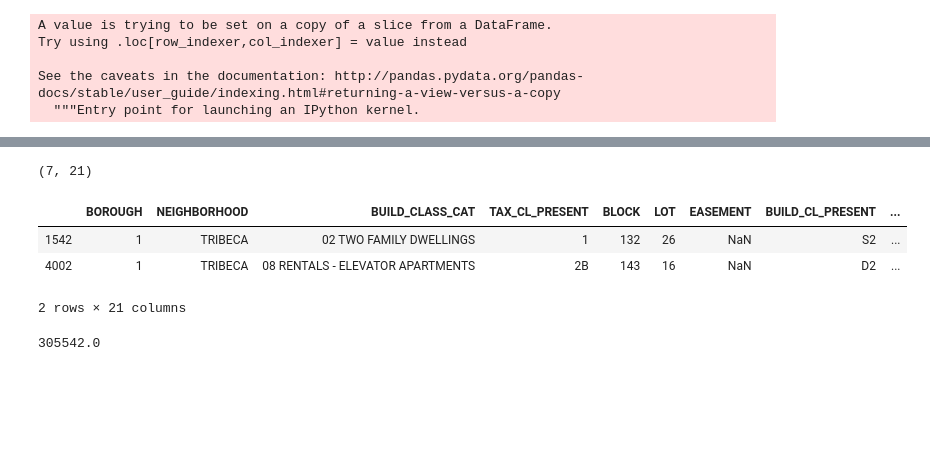
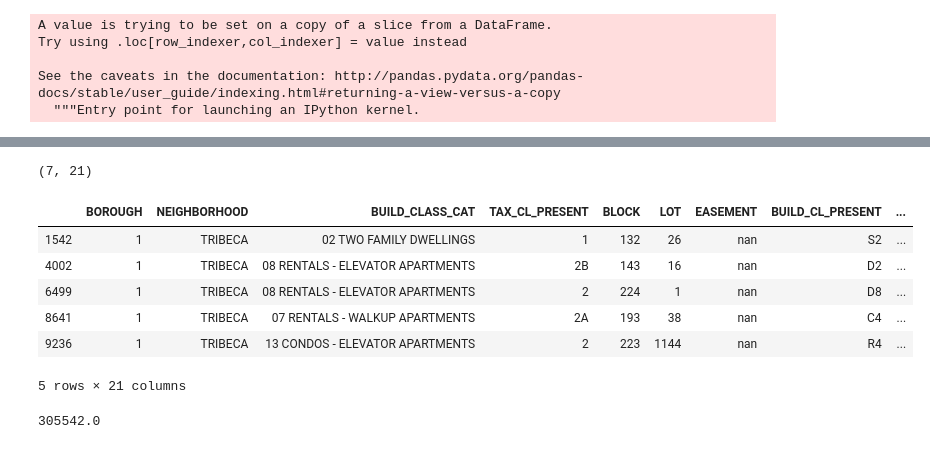
Before and after one commit to SwetaSengupta/DS-Unit-2-Applied-Modeling, a Jupyter notebook: module2-wrangle-ml-datasets/LS_DS_232_assignment.ipynb, the cells around one changed output, grey strips where cells are left out. Cells and saved outputs as stored; diff of their text form; code cells hidden in the pictures; blank space fills up the shorter version.

```diff
--- a/module2-wrangle-ml-datasets/LS_DS_232_assignment.ipynb
+++ b/module2-wrangle-ml-datasets/LS_DS_232_assignment.ipynb
@@ -118,0 +139,2 @@ ProfileReport(df)
+# %%
+pd.options.display.float_format='{:,.0f}'.format
@@ -158,15 +207,15 @@ Name: SALE_DATE, Length: 66, dtype: int64
 # Convert it to integers
 #Tribeca[['SALE_PRICE']] = Tribeca[['SALE_PRICE']].apply(pd.to_numeric)
 #print(df.dtypes)
-Tribeca['SALE_PRICE'].replace(['$   - 0'],'$0')
-Tribeca['SALE_PRICE'] = Tribeca['SALE_PRICE'].map(lambda x: x.lstrip('$'))
+#Tribeca['SALE_PRICE'].replace(['$   - 0'],'$0')
+#Tribeca['SALE_PRICE'] = Tribeca['SALE_PRICE'].map(lambda x: x.lstrip('$'))
 # %% [output]
 A value is trying to be set on a copy of a slice from a DataFrame.
 Try using .loc[row_indexer,col_indexer] = value instead
 
 See the caveats in the documentation: http://pandas.pydata.org/pandas-docs/stable/user_guide/indexing.html#returning-a-view-versus-a-copy
 # %%
-Tribeca['SALE_PRICE'] = Tribeca['SALE_PRICE'].astype('category')
+#Tribeca['SALE_PRICE'] = Tribeca['SALE_PRICE'].astype('category')
 # %% [output]
 A value is trying to be set on a copy of a slice from a DataFrame.
 Try using .loc[row_indexer,col_indexer] = value instead
@@ -178,7 +227,7 @@ codes =Tribeca ['SALE_PRICE'].cat.codes
 # %%
 # Q. What is the maximum SALE_PRICE in this dataset?
 # %%
-Tribeca['SALE_PRICE'] = Tribeca['SALE_PRICE'].str.replace(',', '')
+#Tribeca['SALE_PRICE'] = Tribeca['SALE_PRICE'].str.replace(',', '')
 # %% [output]
 A value is trying to be set on a copy of a slice from a DataFrame.
 Try using .loc[row_indexer,col_indexer] = value instead
@@ -276,16 +317,19 @@ Name: SALE_PRICE, Length: 107, dtype: int64
 # %%
 # Look at property sales for > 5,000 square feet
 # Q. What is the highest square footage you see?
 condition = Tribeca['GROSS_SQ_FEET']>5000
 five_thou = Tribeca[condition]
 print(five_thou.shape)
-five_thou.head(2)
+five_thou.head()
 # %% [output]
 (7, 21)
 |  | BOROUGH | NEIGHBORHOOD | BUILD_CLASS_CAT | TAX_CL_PRESENT | BLOCK | LOT | EASEMENT | BUILD_CL_PRESENT | ... |
-| 1542 | 1 | TRIBECA | 02 TWO FAMILY DWELLINGS | 1 | 132 | 26 | NaN | S2 | ... |
-| 4002 | 1 | TRIBECA | 08 RENTALS - ELEVATOR APARTMENTS | 2B | 143 | 16 | NaN | D2 | ... |
+| 1542 | 1 | TRIBECA | 02 TWO FAMILY DWELLINGS | 1 | 132 | 26 | nan | S2 | ... |
+| 4002 | 1 | TRIBECA | 08 RENTALS - ELEVATOR APARTMENTS | 2B | 143 | 16 | nan | D2 | ... |
+| 6499 | 1 | TRIBECA | 08 RENTALS - ELEVATOR APARTMENTS | 2 | 224 | 1 | nan | D8 | ... |
+| 8641 | 1 | TRIBECA | 07 RENTALS - WALKUP APARTMENTS | 2A | 193 | 38 | nan | C4 | ... |
+| 9236 | 1 | TRIBECA | 13 CONDOS - ELEVATOR APARTMENTS | 2 | 223 | 1144 | nan | R4 | ... |
-2 rows × 21 columns
+5 rows × 21 columns
 # %%
 five_thou['GROSS_SQ_FEET'].max()
 # %% [output]
```
Also changed, not shown: parts of 33 cells of this notebook.
